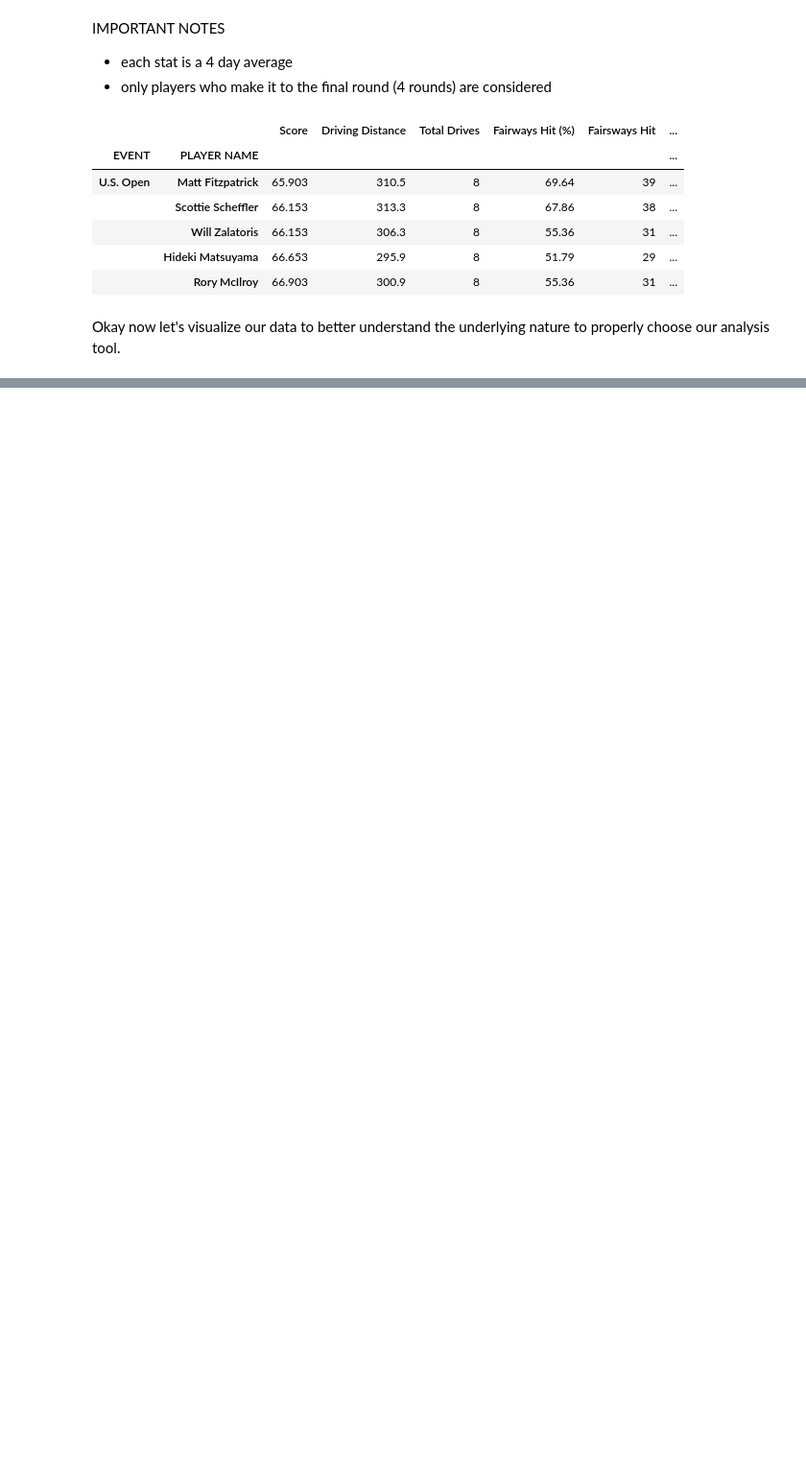
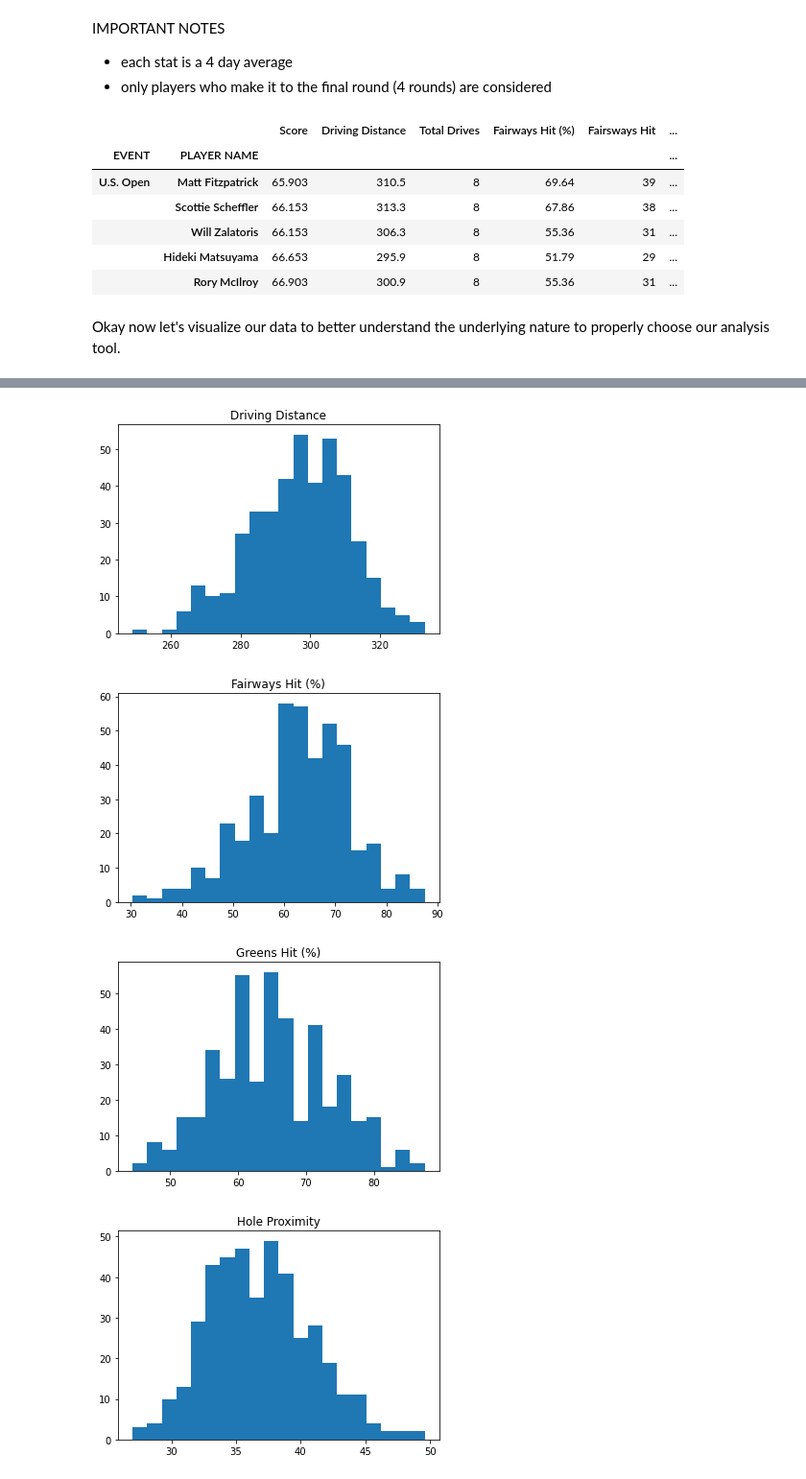
Before and after one commit to kMongru/pga-compensation-projections, a Jupyter notebook: notebooks/data_analysis.ipynb, the cells around one changed output, grey strips where cells are left out. Shown: that part at 96% size. Drawn from its saved outputs; the diff is of its cells as text; code cells hidden in the pictures; blank space fills up the shorter version.

```diff
--- a/notebooks/data_analysis.ipynb
+++ b/notebooks/data_analysis.ipynb
@@ -75,7 +76,8 @@ aggratedData.head()
 # %% [markdown]
 Okay now let's visualize our data to better understand the underlying nature to properly choose our analysis tool.
 # %%
-for i in aggratedData.columns:
-    plt.hist(aggratedData[i], 20)
-    plt.title(i)
-    plt.show()
+def print_hist(df: pd.DataFrame):
+    for i in df.columns:
+        plt.hist(df[i], 20)
+        plt.title(i)
+        plt.show()
@@ -95,0 +84,15 @@ for i in aggratedData.columns:
+# %%
+#Drop the histograms that are not normally distributed and use only % to leverge CLT in my display
+subset = aggratedData[['Score','Driving Distance', 'Fairways Hit (%)', 'Greens Hit (%)', 'Hole Proximity', 'Scrambling (%)','Sand Saves (%)', 'Putts' ]]
+
+#format the hole proximity to a feet number (XX/' X")
+def format_feet(x: str) -> str:
+    # format 30' 5"
+    splitList = x.split("' ")
+    ft = float(splitList[0])
+    inch = float(splitList[1].replace('"', ''))
+    return ft + inch/12
+
+subset['Hole Proximity'] = subset['Hole Proximity'].apply(lambda x: format_feet(x))
+print_hist(subset)
+# %% [output]
@@ -95,0 +105,4 @@ for i in aggratedData.columns:
+[figure, added]
+[figure, added]
+[figure, added]
+[figure, added]
```
Also changed, not shown: parts of 17 cells of this notebook.
